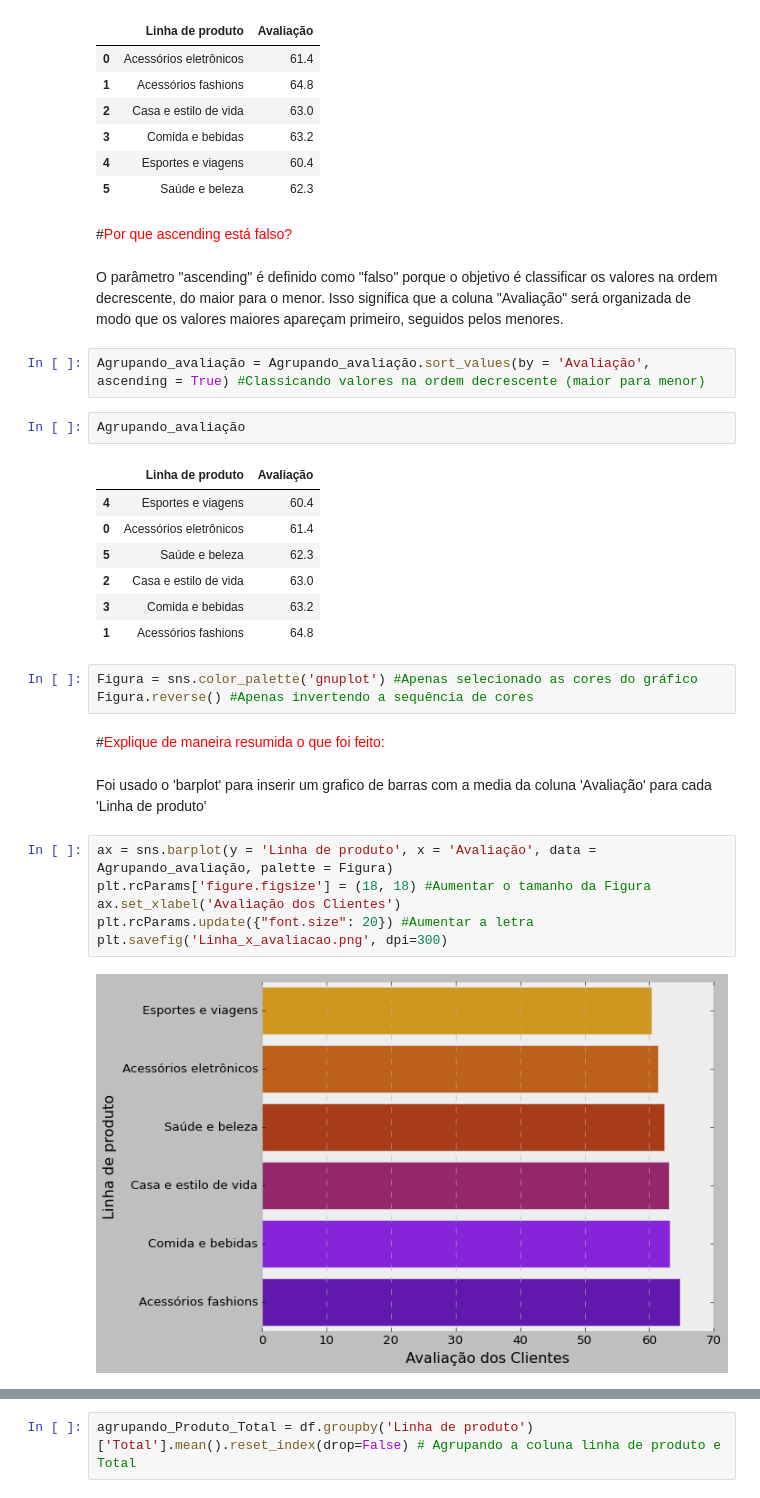
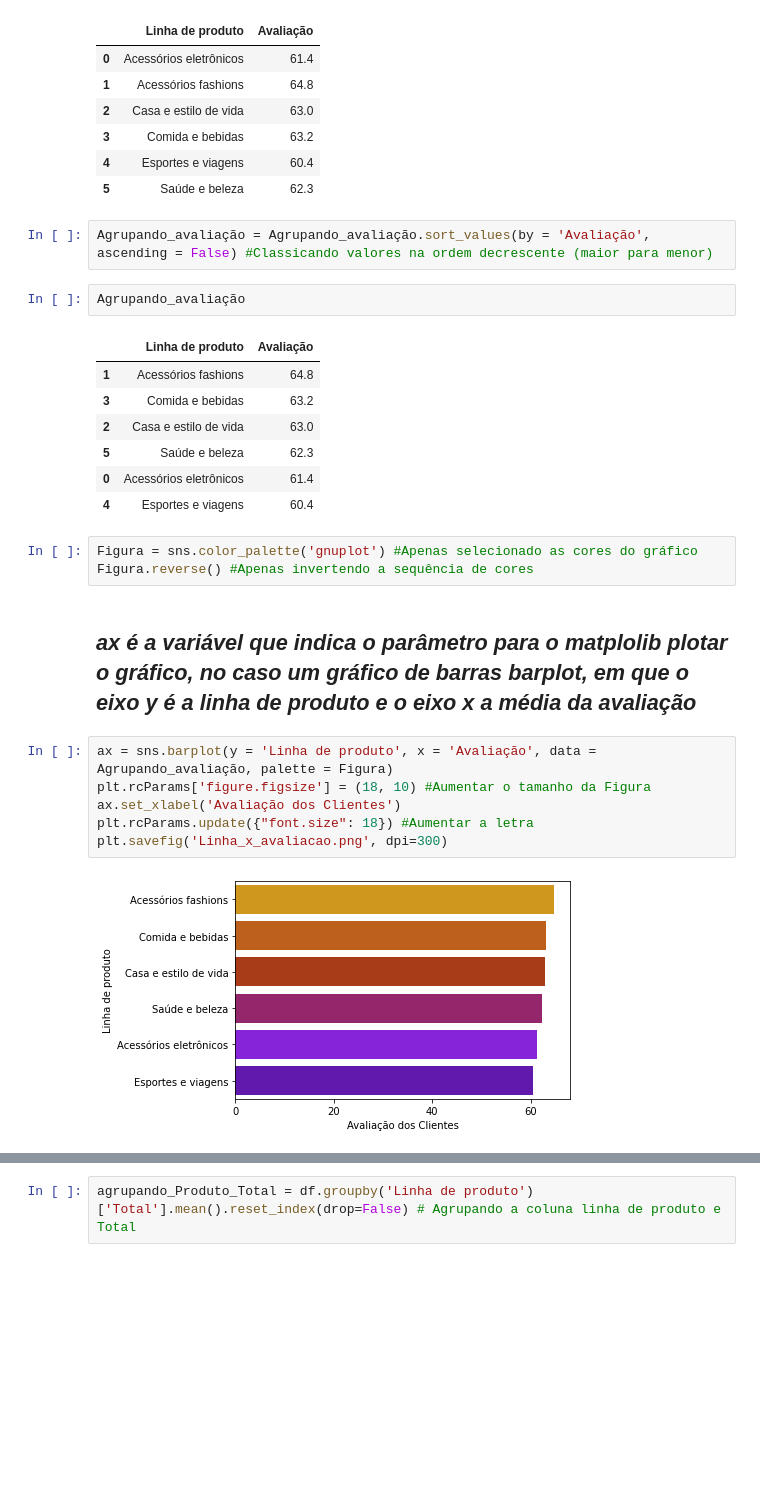
Before and after one commit to SERPALETICIA/Dados-, a Jupyter notebook: Cópia_de_Primeira_Analise_Dados.ipynb, the cells around one changed output, grey strips where cells are left out. Saved outputs shown, nothing was run; the diff lists cells and outputs as text; blank space fills up the shorter version.

```diff
--- a/Cópia_de_Primeira_Analise_Dados.ipynb
+++ b/Cópia_de_Primeira_Analise_Dados.ipynb
@@ -337,34 +332,28 @@ Agrupando_avaliação
 | 3 | Comida e bebidas | 63.2 |
 | 4 | Esportes e viagens | 60.4 |
 | 5 | Saúde e beleza | 62.3 |
-# %% [markdown]
-#<font color='red'>Por que ascending está falso?</font>
-# %% [markdown]
-O parâmetro "ascending" é definido como "falso" porque o objetivo é classificar os valores na ordem decrescente, do maior para o menor. Isso significa que a coluna "Avaliação" será organizada de modo que os valores maiores apareçam primeiro, seguidos pelos menores.
 # %%
-Agrupando_avaliação = Agrupando_avaliação.sort_values(by = 'Avaliação', ascending = True) #Classicando valores na ordem decrescente (maior para menor)
+Agrupando_avaliação = Agrupando_avaliação.sort_values(by = 'Avaliação', ascending = False) #Classicando valores na ordem decrescente (maior para menor)
 # %%
 Agrupando_avaliação
 # %% [output]
 |  | Linha de produto | Avaliação |
+| 1 | Acessórios fashions | 64.8 |
+| 3 | Comida e bebidas | 63.2 |
+| 2 | Casa e estilo de vida | 63.0 |
+| 5 | Saúde e beleza | 62.3 |
+| 0 | Acessórios eletrônicos | 61.4 |
 | 4 | Esportes e viagens | 60.4 |
-| 0 | Acessórios eletrônicos | 61.4 |
-| 5 | Saúde e beleza | 62.3 |
-| 2 | Casa e estilo de vida | 63.0 |
-| 3 | Comida e bebidas | 63.2 |
-| 1 | Acessórios fashions | 64.8 |
 # %%
 Figura = sns.color_palette('gnuplot') #Apenas selecionado as cores do gráfico
 Figura.reverse() #Apenas invertendo a sequência de cores
-# %% [markdown]
-#<font color='red'>Explique de maneira resumida o que foi feito:</font>
-# %% [markdown]
-Foi usado o 'barplot' para inserir um grafico de barras com a media da coluna 'Avaliação' para cada 'Linha de produto'
+# %% [markdown]
+## ***ax é a variável que indica o parâmetro para o matplolib plotar o gráfico, no caso um gráfico de barras barplot, em que o eixo y é a linha de produto e o eixo x a média da avaliação***
 # %%
 ax = sns.barplot(y = 'Linha de produto', x = 'Avaliação', data = Agrupando_avaliação, palette = Figura)
-plt.rcParams['figure.figsize'] = (18, 18) #Aumentar o tamanho da Figura
+plt.rcParams['figure.figsize'] = (18, 10) #Aumentar o tamanho da Figura
 ax.set_xlabel('Avaliação dos Clientes')
-plt.rcParams.update({"font.size": 20}) #Aumentar a letra
+plt.rcParams.update({"font.size": 18}) #Aumentar a letra
 plt.savefig('Linha_x_avaliacao.png', dpi=300)
 # %% [output]
-[figure, old version]
+[figure, new version]
```
Also changed, not shown: parts of 130 cells of this notebook.
